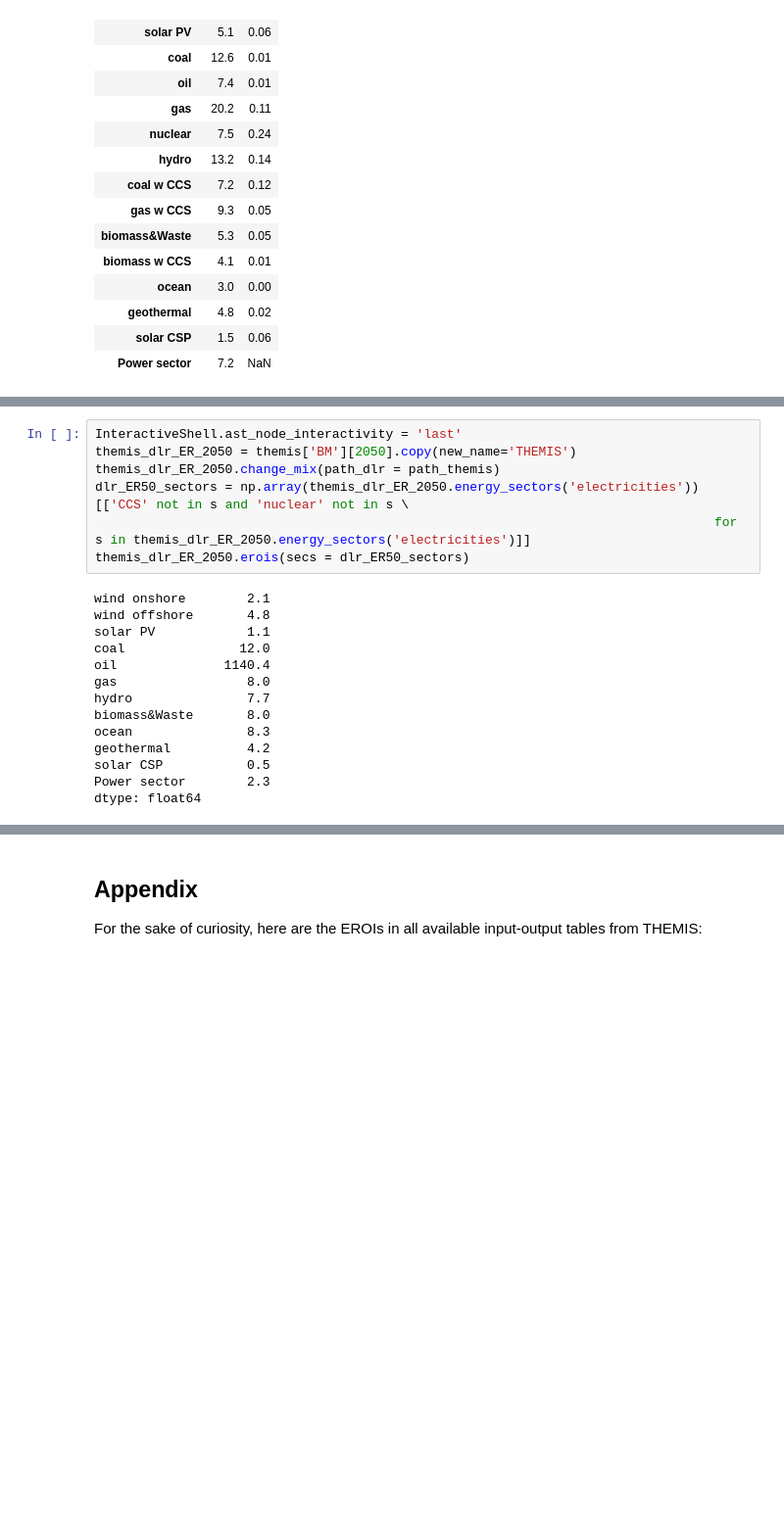
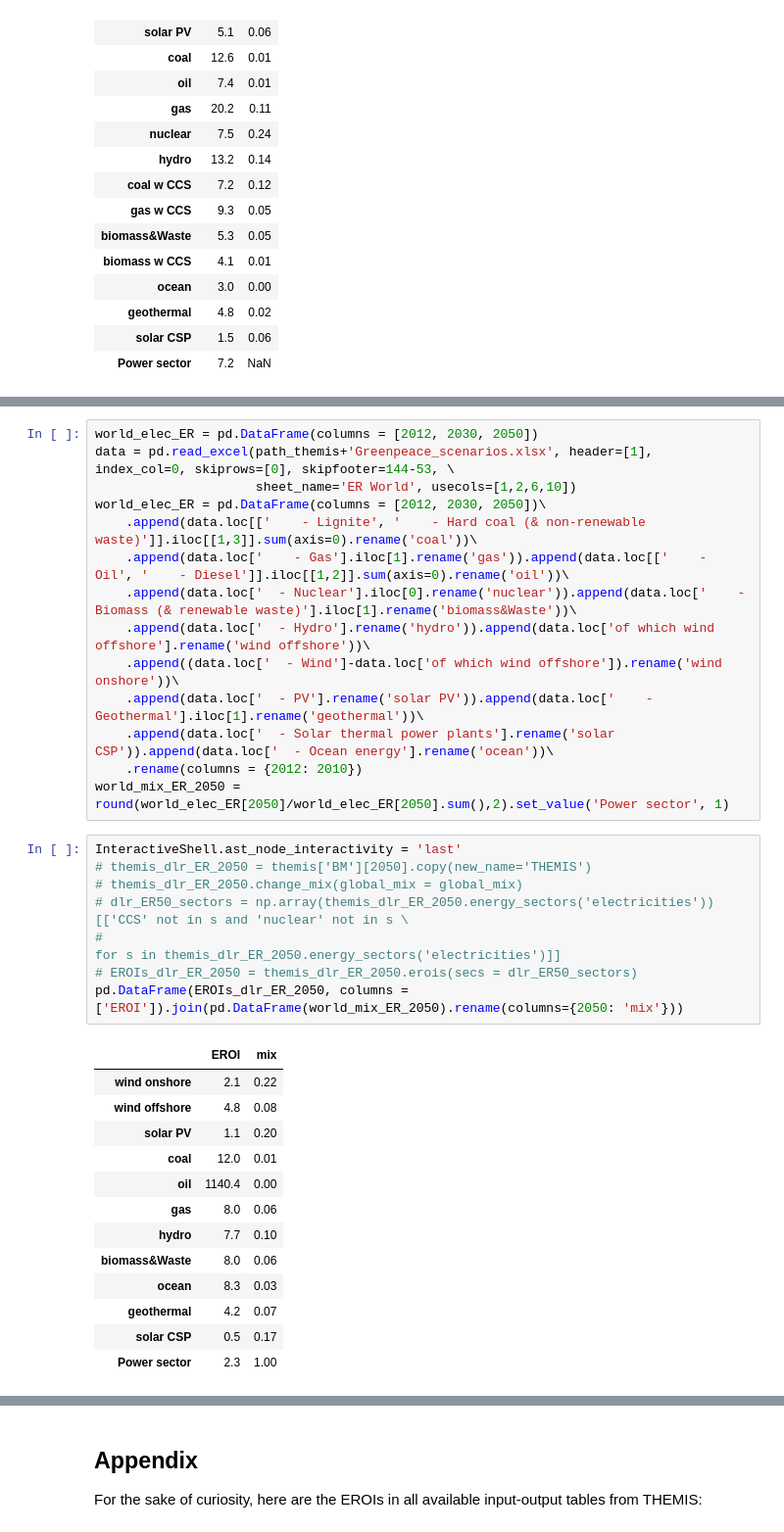
Before and after one commit to IndEcol/pymrio, a Jupyter notebook: Evolution of EROIs.ipynb, the cells around one changed output, grey strips where cells are left out. Shown at 98% size. Cells and saved outputs as stored; diff of their text form; blank space fills up the shorter version.

```diff
--- a/Evolution of EROIs.ipynb
+++ b/Evolution of EROIs.ipynb
@@ -260,22 +279,37 @@ Let's have a look at the Greenpeace's Energy [R]evolution scenario, which propos
+# %%
+world_elec_ER = pd.DataFrame(columns = [2012, 2030, 2050])
+data = pd.read_excel(path_themis+'Greenpeace_scenarios.xlsx', header=[1], index_col=0, skiprows=[0], skipfooter=144-53, \
+                     sheet_name='ER World', usecols=[1,2,6,10])
+world_elec_ER = pd.DataFrame(columns = [2012, 2030, 2050])\
+    .append(data.loc[['    - Lignite', '    - Hard coal (& non-renewable waste)']].iloc[[1,3]].sum(axis=0).rename('coal'))\
+    .append(data.loc['    - Gas'].iloc[1].rename('gas')).append(data.loc[['    - Oil', '    - Diesel']].iloc[[1,2]].sum(axis=0).rename('oil'))\
+    .append(data.loc['  - Nuclear'].iloc[0].rename('nuclear')).append(data.loc['    - Biomass (& renewable waste)'].iloc[1].rename('biomass&Waste'))\
+    .append(data.loc['  - Hydro'].rename('hydro')).append(data.loc['of which wind offshore'].rename('wind offshore'))\
+    .append((data.loc['  - Wind']-data.loc['of which wind offshore']).rename('wind onshore'))\
+    .append(data.loc['  - PV'].rename('solar PV')).append(data.loc['    - Geothermal'].iloc[1].rename('geothermal'))\
+    .append(data.loc['  - Solar thermal power plants'].rename('solar CSP')).append(data.loc['  - Ocean energy'].rename('ocean'))\
+    .rename(columns = {2012: 2010})
+world_mix_ER_2050 = round(world_elec_ER[2050]/world_elec_ER[2050].sum(),2).set_value('Power sector', 1)
 # %%
 InteractiveShell.ast_node_interactivity = 'last'
-themis_dlr_ER_2050 = themis['BM'][2050].copy(new_name='THEMIS')
-themis_dlr_ER_2050.change_mix(path_dlr = path_themis)
-dlr_ER50_sectors = np.array(themis_dlr_ER_2050.energy_sectors('electricities'))[['CCS' not in s and 'nuclear' not in s \
-                                                                                 for s in themis_dlr_ER_2050.energy_sectors('electricities')]]
-themis_dlr_ER_2050.erois(secs = dlr_ER50_sectors)
+# themis_dlr_ER_2050 = themis['BM'][2050].copy(new_name='THEMIS')
+# themis_dlr_ER_2050.change_mix(global_mix = global_mix)
+# dlr_ER50_sectors = np.array(themis_dlr_ER_2050.energy_sectors('electricities'))[['CCS' not in s and 'nuclear' not in s \
+#                                                                                  for s in themis_dlr_ER_2050.energy_sectors('electricities')]]
+# EROIs_dlr_ER_2050 = themis_dlr_ER_2050.erois(secs = dlr_ER50_sectors)
+pd.DataFrame(EROIs_dlr_ER_2050, columns = ['EROI']).join(pd.DataFrame(world_mix_ER_2050).rename(columns={2050: 'mix'}))
 # %% [output]
-wind onshore        2.1
-wind offshore       4.8
-solar PV            1.1
-coal               12.0
-oil              1140.4
-gas                 8.0
-hydro               7.7
-biomass&Waste       8.0
-ocean               8.3
-geothermal          4.2
-solar CSP           0.5
-Power sector        2.3
-dtype: float64
+|  | EROI | mix |
+| wind onshore | 2.1 | 0.22 |
+| wind offshore | 4.8 | 0.08 |
+| solar PV | 1.1 | 0.20 |
+| coal | 12.0 | 0.01 |
+| oil | 1140.4 | 0.00 |
+| gas | 8.0 | 0.06 |
+| hydro | 7.7 | 0.10 |
+| biomass&Waste | 8.0 | 0.06 |
+| ocean | 8.3 | 0.03 |
+| geothermal | 4.2 | 0.07 |
+| solar CSP | 0.5 | 0.17 |
+| Power sector | 2.3 | 1.00 |
 # %% [markdown]
```
Also changed, not shown: parts of 16 cells of this notebook.
